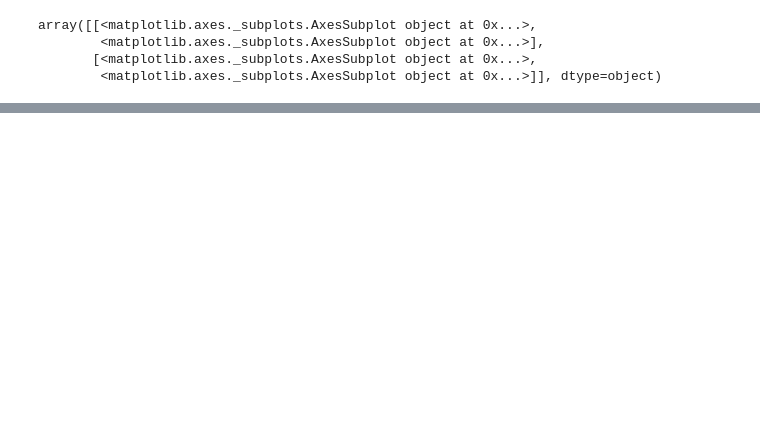
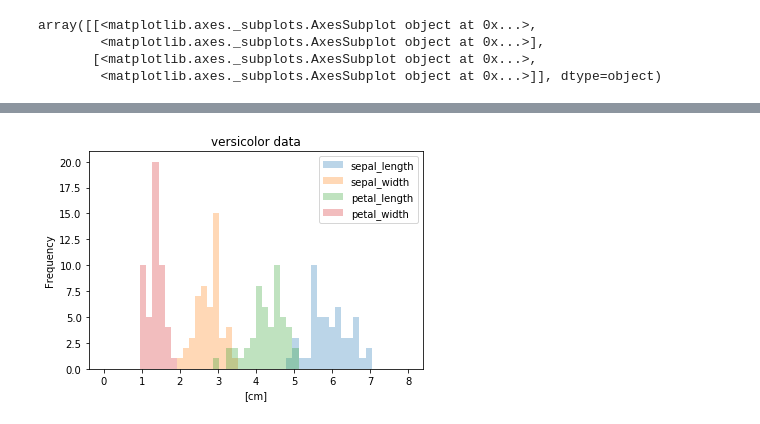
Before and after one commit to jc7qx/pylearning, a Jupyter notebook: dataExploratory.ipynb, the cells around one changed output, grey strips where cells are left out. Saved outputs shown, nothing was run; the diff lists cells and outputs as text; code cells hidden in the pictures; blank space fills up the shorter version.

```diff
--- a/dataExploratory.ipynb
+++ b/dataExploratory.ipynb
@@ -123,0 +268,3 @@ plt.show()
+# %%
+indices = iris['species']=='Iris-versicolor'
+versicolor = iris.loc[indices, :]
@@ -123,0 +307,7 @@ plt.show()
+# %%
+versicolor.plot(kind='hist', bins=50, range=(0,8), alpha=0.3)
+plt.title('versicolor data')
+plt.xlabel('[cm]')
+plt.show()
+# %% [output]
+[figure, added]
```
Also changed, not shown: parts of 46 cells of this notebook, 5 other files.
